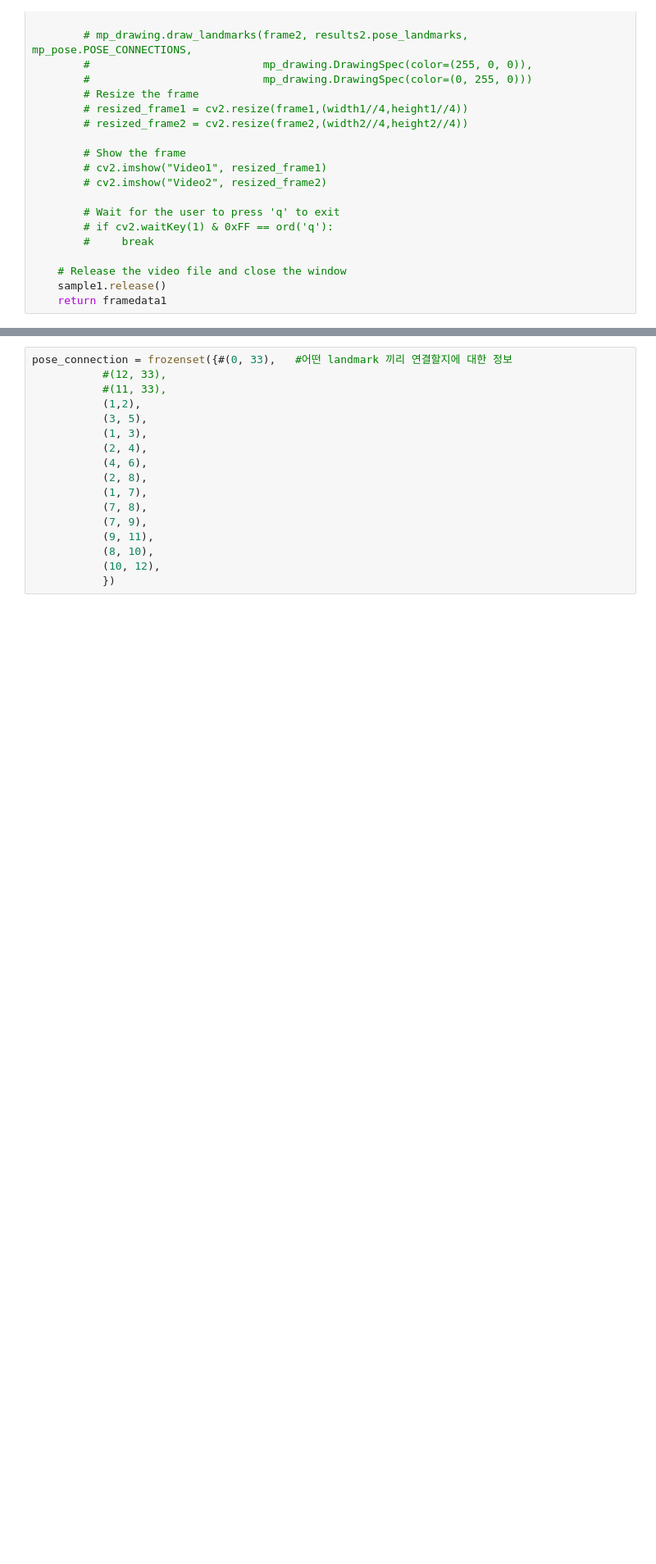
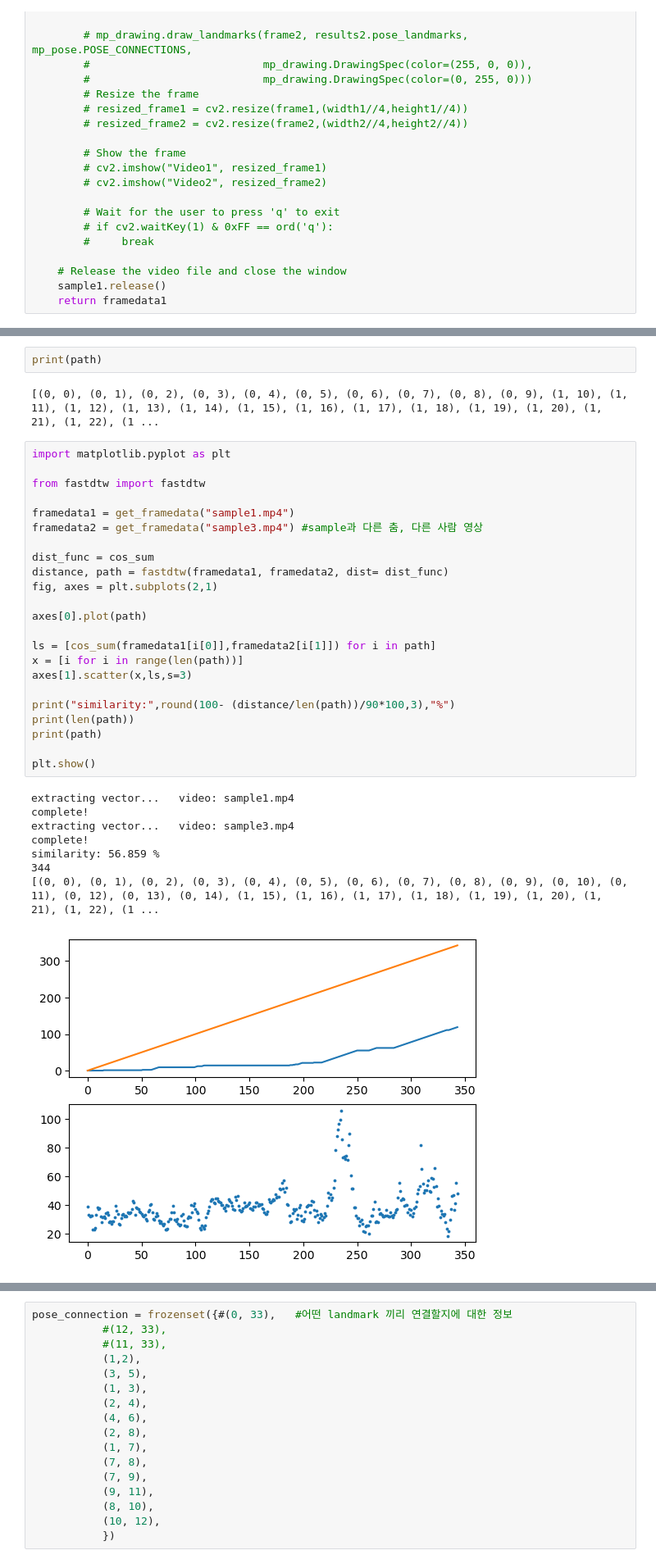
Before and after one commit to silca3553/Motion_Similarity, a Jupyter notebook: pose_similarity.ipynb, the cells around one changed output, grey strips where cells are left out. Shown at 82% size. Cells and saved outputs as stored; diff of their text form; blank space fills up the shorter version.

```diff
--- a/pose_similarity.ipynb
+++ b/pose_similarity.ipynb
@@ -146,0 +149,36 @@ similarity: 56.859 %
+# %%
+print(path)
+# %% [output]
+[(0, 0), (0, 1), (0, 2), (0, 3), (0, 4), (0, 5), (0, 6), (0, 7), (0, 8), (0, 9), (1, 10), (1, 11), (1, 12), (1, 13), (1, 14), (1, 15), (1, 16), (1, 17), (1, 18), (1, 19), (1, 20), (1, 21), (1, 22), (1 ...
+# %%
+import matplotlib.pyplot as plt
+
+from fastdtw import fastdtw
+
+framedata1 = get_framedata("sample1.mp4")
+framedata2 = get_framedata("sample3.mp4") #sample과 다른 춤, 다른 사람 영상
+
+dist_func = cos_sum
+distance, path = fastdtw(framedata1, framedata2, dist= dist_func)
+fig, axes = plt.subplots(2,1)
+
+axes[0].plot(path)
+
+ls = [cos_sum(framedata1[i[0]],framedata2[i[1]]) for i in path]
+x = [i for i in range(len(path))]
+axes[1].scatter(x,ls,s=3)
+
+print("similarity:",round(100- (distance/len(path))/90*100,3),"%")
+print(len(path))
+print(path)
+
+plt.show()
+# %% [output]
+extracting vector...   video: sample1.mp4
+complete!
+extracting vector...   video: sample3.mp4
+complete!
+similarity: 56.859 %
+344
+[(0, 0), (0, 1), (0, 2), (0, 3), (0, 4), (0, 5), (0, 6), (0, 7), (0, 8), (0, 9), (0, 10), (0, 11), (0, 12), (0, 13), (0, 14), (1, 15), (1, 16), (1, 17), (1, 18), (1, 19), (1, 20), (1, 21), (1, 22), (1 ...
+[figure, added]
```
Also changed, not shown: parts of 8 cells of this notebook, 3 other files.
